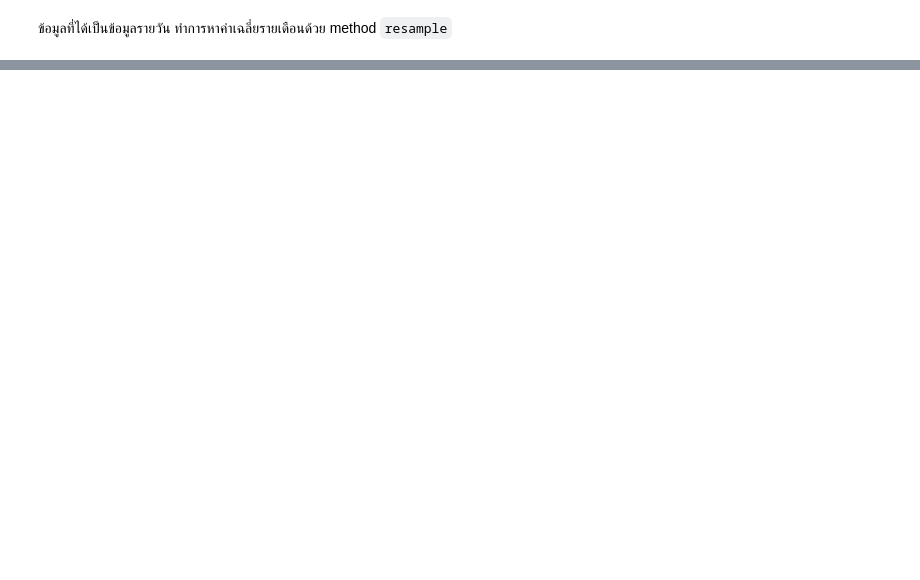
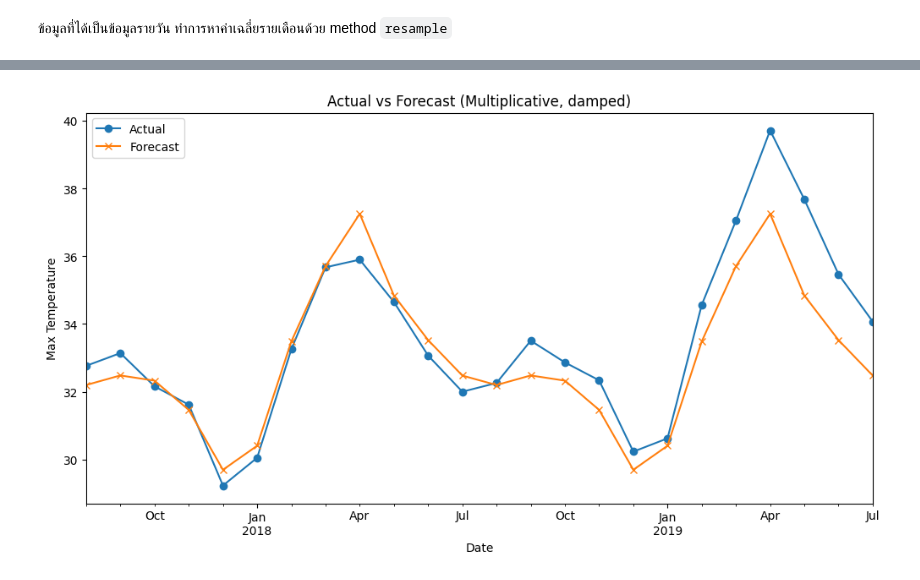
Before and after one commit to Pimwipha302004/Pimwipha-229352-StatisticalLeaening, a Jupyter notebook: 229351_LAB10_02.ipynb, the cells around one changed output, grey strips where cells are left out. Drawn from its saved outputs; the diff is of its cells as text; code cells hidden in the pictures; blank space fills up the shorter version.

```diff
--- a/229351_LAB10_02.ipynb
+++ b/229351_LAB10_02.ipynb
@@ -41,4 +69,11 @@ data_monthly.head()
 # %%
+train = data_monthly.iloc[:-24]  # ข้อมูลก่อน 24 เดือนสุดท้าย
+test  = data_monthly.iloc[-24:]  # 24 เดือนสุดท้าย
+
+print("\nขนาดชุดข้อมูล:")
+print("Train set:", train.shape)
+print("Test set:", test.shape)
+
 def rmse(y_true,y_pred):
   # Inputs
   # y_true: actual value, y_pred: predicted values
@@ -46,0 +138,11 @@ def rmse(y_true,y_pred):
+# %%
+plt.figure(figsize=(12,6))
+test.plot(label='Actual', marker='o')
+best_yhat.plot(label='Forecast', marker='x')
+plt.title(f'Actual vs Forecast ({best_model_name})')
+plt.xlabel('Date')
+plt.ylabel('Max Temperature')
+plt.legend()
+plt.show()
+# %% [output]
+[figure, added]
```
Also changed, not shown: parts of 5 cells of this notebook.
